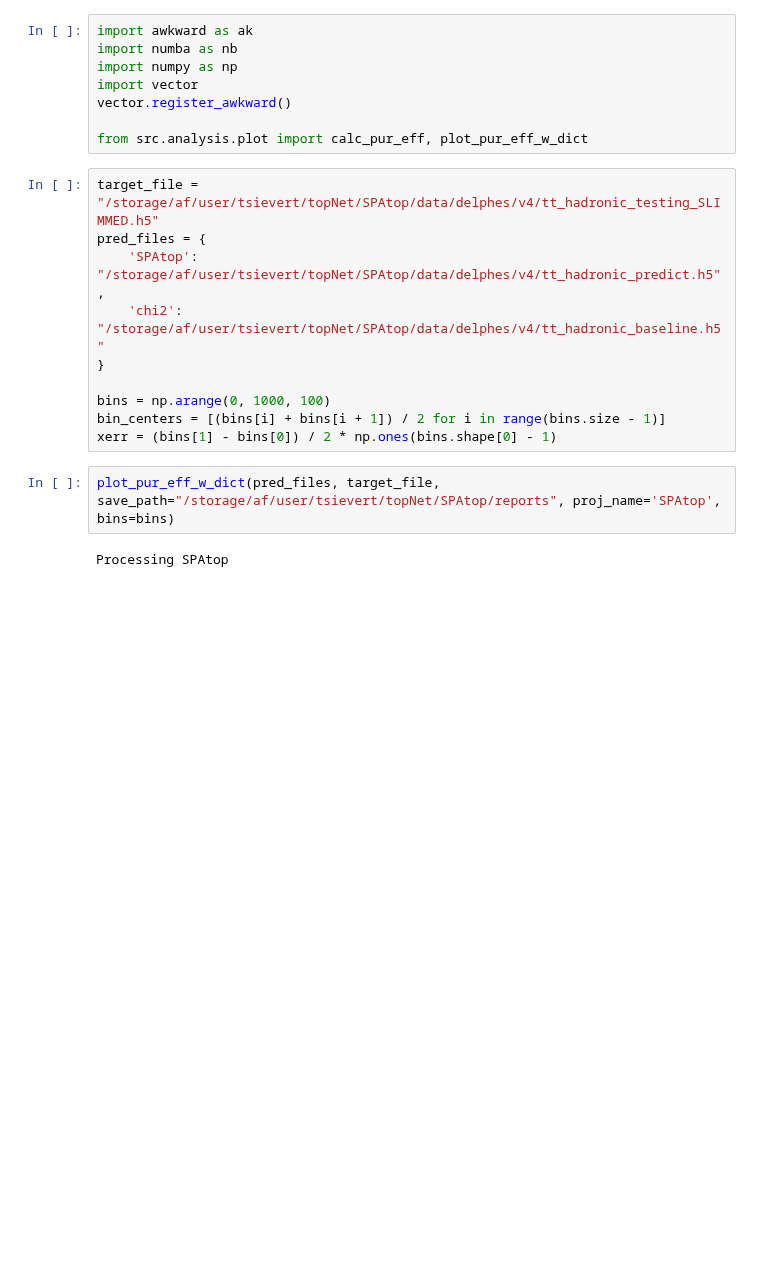
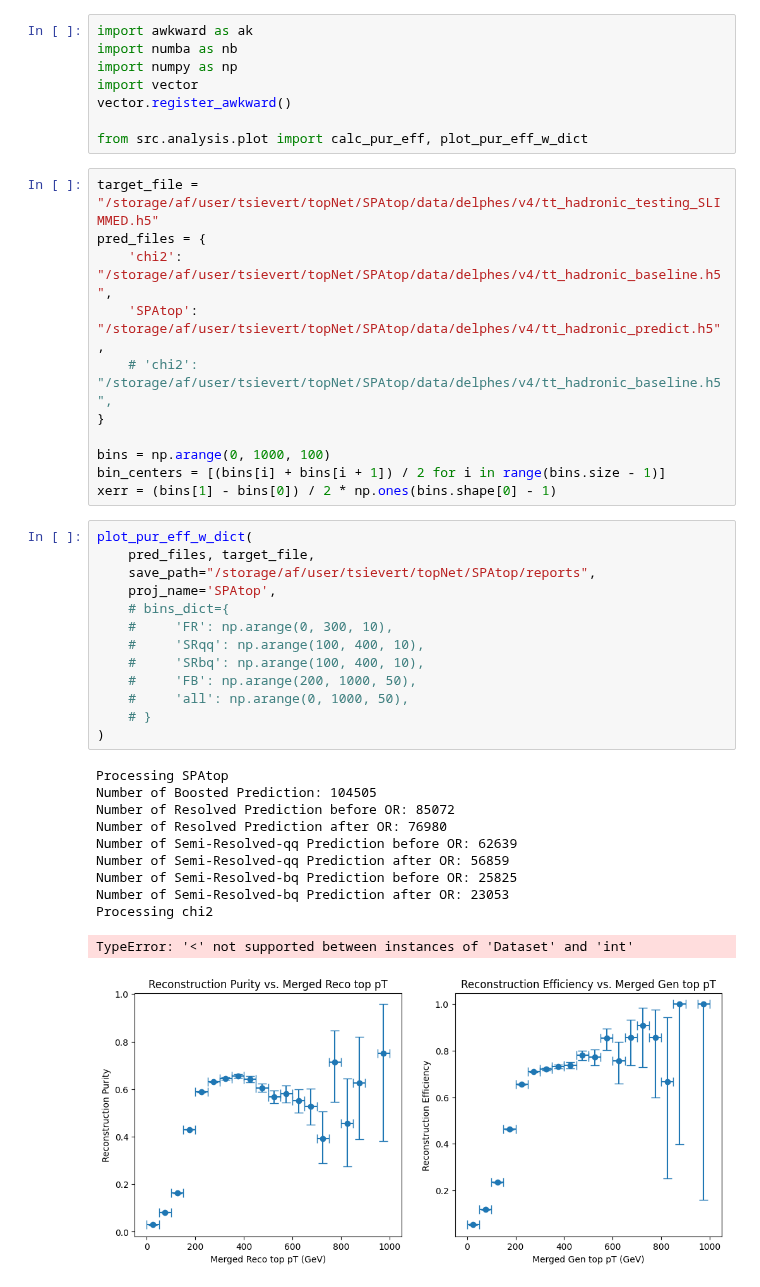
Before and after one commit to tcoulvert/SPAtop, a Jupyter notebook: reports/run_analysis.ipynb, the cells around one changed output. Cells and saved outputs as stored; diff of their text form; blank space fills up the shorter version.

Commit message:
fix bug with chi2 processing

```diff
--- a/reports/run_analysis.ipynb
+++ b/reports/run_analysis.ipynb
@@ -9,14 +9,36 @@ from src.analysis.plot import calc_pur_eff, plot_pur_eff_w_dict
 # %%
 target_file = "/storage/af/user/tsievert/topNet/SPAtop/data/delphes/v4/tt_hadronic_testing_SLIMMED.h5"
 pred_files = {
+    'chi2': "/storage/af/user/tsievert/topNet/SPAtop/data/delphes/v4/tt_hadronic_baseline.h5",
     'SPAtop': "/storage/af/user/tsievert/topNet/SPAtop/data/delphes/v4/tt_hadronic_predict.h5",
-    'chi2': "/storage/af/user/tsievert/topNet/SPAtop/data/delphes/v4/tt_hadronic_baseline.h5"
+    # 'chi2': "/storage/af/user/tsievert/topNet/SPAtop/data/delphes/v4/tt_hadronic_baseline.h5",
 }
 
 bins = np.arange(0, 1000, 100)
 bin_centers = [(bins[i] + bins[i + 1]) / 2 for i in range(bins.size - 1)]
 xerr = (bins[1] - bins[0]) / 2 * np.ones(bins.shape[0] - 1)
 # %%
-plot_pur_eff_w_dict(pred_files, target_file, save_path="/storage/af/user/tsievert/topNet/SPAtop/reports", proj_name='SPAtop', bins=bins)
+plot_pur_eff_w_dict(
+    pred_files, target_file,
+    save_path="/storage/af/user/tsievert/topNet/SPAtop/reports",
+    proj_name='SPAtop',
+    # bins_dict={
+    #     'FR': np.arange(0, 300, 10),
+    #     'SRqq': np.arange(100, 400, 10),
+    #     'SRbq': np.arange(100, 400, 10),
+    #     'FB': np.arange(200, 1000, 50),
+    #     'all': np.arange(0, 1000, 50),
+    # }
+)
 # %% [output]
 Processing SPAtop
+Number of Boosted Prediction: 104505
+Number of Resolved Prediction before OR: 85072
+Number of Resolved Prediction after OR: 76980
+Number of Semi-Resolved-qq Prediction before OR: 62639
+Number of Semi-Resolved-qq Prediction after OR: 56859
+Number of Semi-Resolved-bq Prediction before OR: 25825
+Number of Semi-Resolved-bq Prediction after OR: 23053
+Processing chi2
+TypeError: '<' not supported between instances of 'Dataset' and 'int'
+[figure, added]
```
Also changed, not shown: parts of 1 cell of this notebook, 4 other files.
